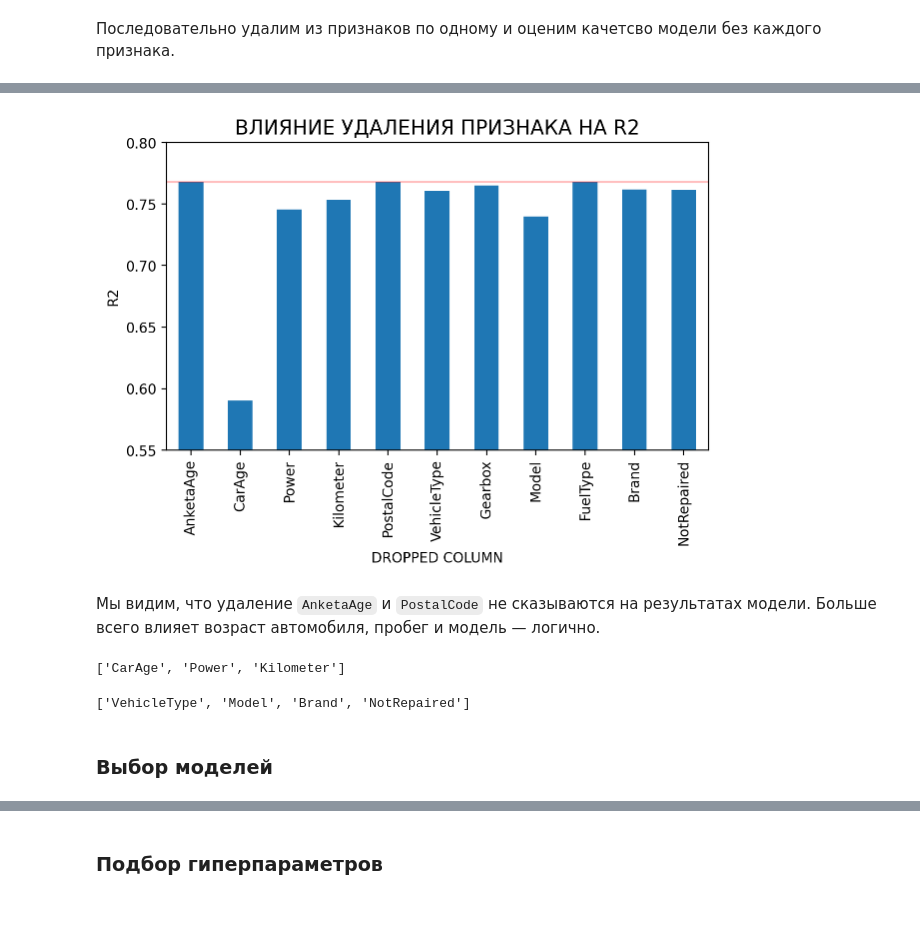
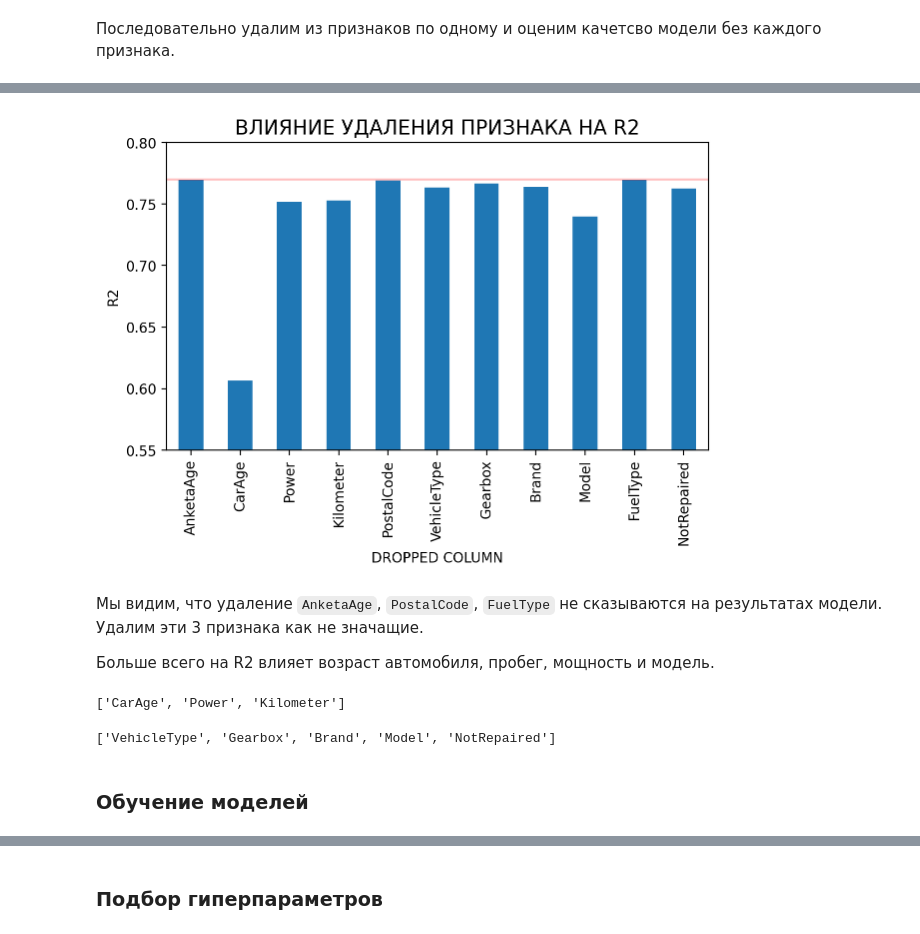
Before and after one commit to dimdasci/yp13-gradient-boosting, a Jupyter notebook: notebooks/yp13-gradient-boosting.ipynb, the cells around one changed output, grey strips where cells are left out. Saved outputs shown, nothing was run; the diff lists cells and outputs as text; code cells hidden in the pictures.

```diff
--- a/notebooks/yp13-gradient-boosting.ipynb
+++ b/notebooks/yp13-gradient-boosting.ipynb
@@ -1136,6 +1146,18 @@ steps = [
 # %%
-steps = [
-    convert_str_to_datetime, remove_duplicates, filter_price,
-    add_car_age_feature, add_anketa_age_feature, fill_na_with_other,
-    replace_negative_age, filter_age
+steps_before = [
+    convert_str_to_datetime,
+    remove_duplicates,
+    drop_na_rows_model_type,
+    filter_price,
+    add_car_age_feature,
+    add_brandmodel_feature,
+    add_anketa_age_feature,
+    filter_age,
+    replace_power_outliers,
 ]
+
+steps_after = [
+    drop_na_rows_power,
+    drop_unused_features,
+    fill_na_with_unknown
+]
@@ -1142,5 +1166,5 @@ steps = [
 # %%
 train_data = X_train.join(y_train)
-clean_df = clear_data(train_data.copy(), steps)
+clean_df = clear_data(train_data.copy(), steps_before)
 clean_df.shape
 # %% [output]
@@ -1182,3 +1176,6 @@ cars_power = CarPower()
 cars_power.fit(clean_df)
 # %%
 clean_df = cars_power.transform(clean_df)
+# %%
+clean_df = clear_data(clean_df, steps_after)
+clean_df.shape
@@ -1188,7 +1220,7 @@ clean_df = cars_power.transform(clean_df)
 - категориальные: 'VehicleType', 'Gearbox', 'Model', 'FuelType', 'Brand', 'NotRepaired'
 # %%
 numerical_features = ['AnketaAge', 'CarAge', 'Power', 'Kilometer', 'PostalCode']
-categorical_features = ['VehicleType', 'Gearbox', 'Model', 'FuelType', 'Brand', 'NotRepaired']
+categorical_features = ['VehicleType', 'Gearbox', 'Brand', 'Model', 'FuelType', 'NotRepaired']
 # %%
 clean_df[numerical_features].describe()
 # %% [output]
@@ -1375,19 +1423,21 @@ NotRepaired ['VehicleType', 'Gearbox', 'Model', 'FuelType', 'Brand'] 0.762
 # %%
 ax = features_impact.plot.bar(xticks=features_impact.index,
                               rot=90,
                               figsize=(7, 4),
                               legend=None)
 ax.set_xticklabels(features_impact.removed_column)
-plt.axhline(.768, c='r', alpha=.25)
+plt.axhline(.77, c='r', alpha=.25)
 plt.title('Влияние удаления признака на R2'.upper(), fontsize='x-large')
 plt.xlabel('Dropped column'.upper())
 plt.ylabel('R2'.upper())
 plt.ylim(.55, .8)
 plt.show()
 # %% [output]
-[figure, old version]
+[figure, new version]
 # %% [markdown]
-Мы видим, что удаление `AnketaAge` и `PostalCode` не сказываются на результатах модели. Больше всего влияет возраст автомобиля, пробег и модель — логично.
+Мы видим, что удаление `AnketaAge`, `PostalCode`, `FuelType` не сказываются на результатах модели. Удалим эти 3 признака как не значащие.
+
+Больше всего на R2 влияет возраст автомобиля, пробег, мощность и модель.
 # %%
 numerical_features.remove('AnketaAge')
 numerical_features.remove('PostalCode')
@@ -1397,10 +1447,9 @@ numerical_features
 ['CarAge', 'Power', 'Kilometer']
 # %%
 categorical_features.remove('FuelType')
-categorical_features.remove('Gearbox')
 
 categorical_features
 # %% [output]
-['VehicleType', 'Model', 'Brand', 'NotRepaired']
+['VehicleType', 'Gearbox', 'Brand', 'Model', 'NotRepaired']
 # %% [markdown]
-### Выбор моделей
+### Обучение моделей
```
Also changed, not shown: parts of 136 cells of this notebook.
